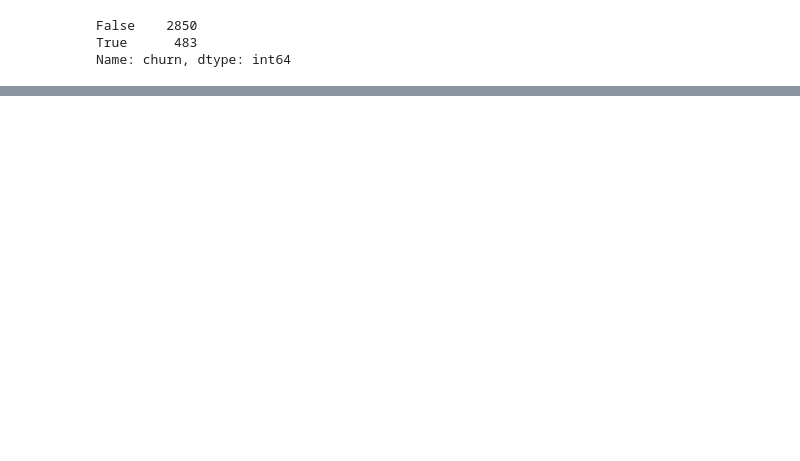
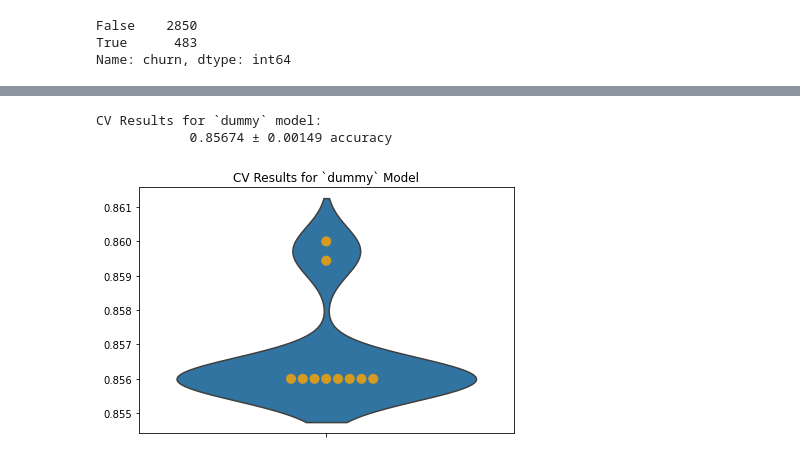
Before and after one commit to anguyen61191/SyriaTel-Customer-Churn, a Jupyter notebook: AndyNotebook.ipynb, the cells around one changed output, grey strips where cells are left out. Cells and saved outputs as stored; diff of their text form; code cells hidden in the pictures; blank space fills up the shorter version.

```diff
--- a/AndyNotebook.ipynb
+++ b/AndyNotebook.ipynb
@@ -109,0 +339,13 @@ Getting rid of account length
+# %%
+# Create X:
+X = df_clean.drop("churn", axis = 1)
+
+# Create Y
+y = df_clean.churn
+# %%
+#Initial split:
+
+X_train, X_test, y_train, y_test = train_test_split(X,
+                                                    y,
+                                                    test_size = .25,
+                                                    random_state = 42)
@@ -109,0 +427,18 @@ Getting rid of account length
+# %%
+dummy_model_results = ModelWithCV(
+                        model=dummy_model,
+                        model_name='dummy',
+                        X=X_train,
+                        y=y_train
+)
+# %%
+fig, ax = plt.subplots()
+
+ax = dummy_model_results.plot_cv(ax)
+plt.tight_layout();
+
+dummy_model_results.print_cv_summary()
+# %% [output]
+CV Results for `dummy` model:
+            0.85674 ± 0.00149 accuracy
+[figure, added]
```
Also changed, not shown: parts of 53 cells of this notebook.
